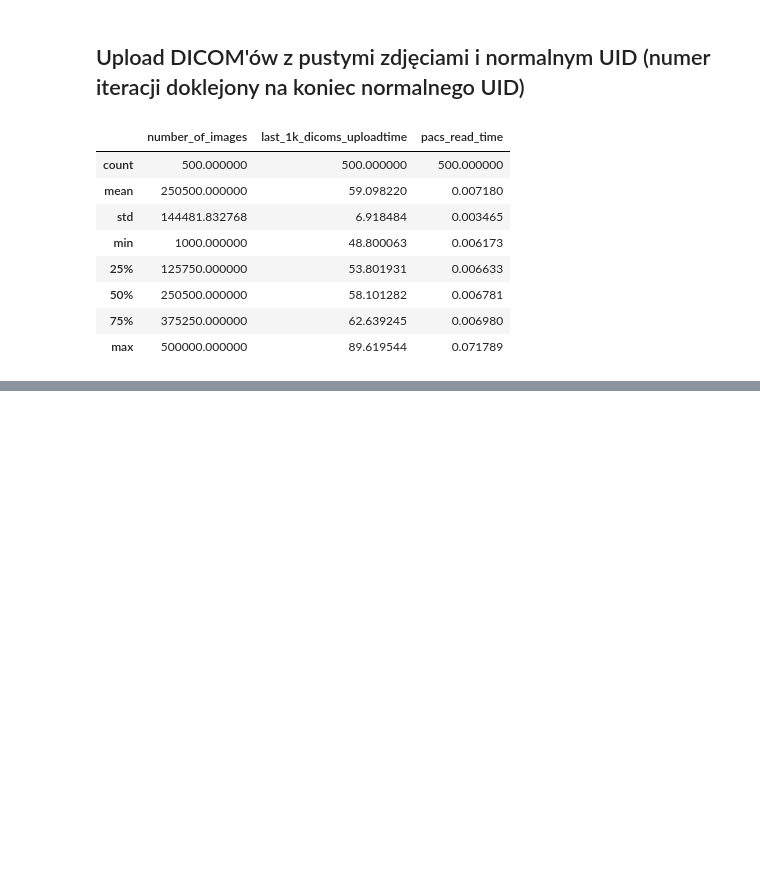
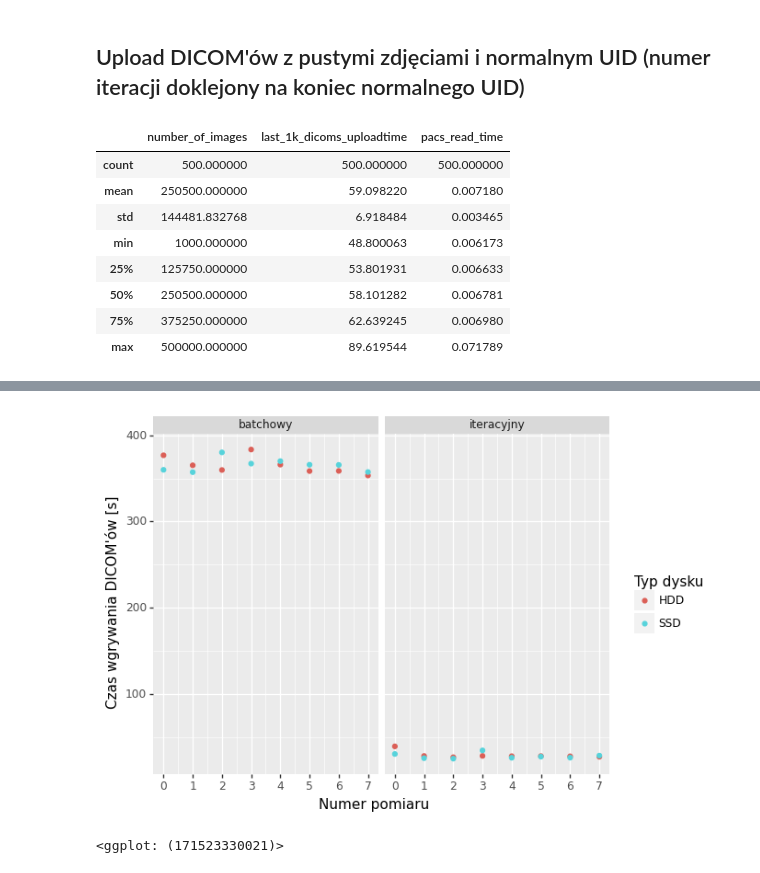
Before and after one commit to aleksanderLisiecki/PyDicom, a Jupyter notebook: data_visualising.ipynb, the cells around one changed output, grey strips where cells are left out. Drawn from its saved outputs; the diff is of its cells as text; code cells hidden in the pictures; blank space fills up the shorter version.

Commit message:
add disc and unit upload tests
Dodano opracowanie wyników testów wgrywania plików dla różnych dysków oraz komputerów (jednostek)

```diff
--- a/data_visualising.ipynb
+++ b/data_visualising.ipynb
@@ -113,0 +117,4 @@ df2.drop( df2[df2["pacs_read_time"] > 0.01].index, inplace = True )
+# %%
+df3 = pd.read_csv('log/03-zdjecia-rozne_dyski-uploading_dicom_to_pacs_logs.csv')
+df3['meas_no'] = df3['meas_no'] - 1
+df3.head(100)
@@ -113,0 +151,13 @@ df2.drop( df2[df2["pacs_read_time"] > 0.01].index, inplace = True )
+# %%
+(
+    ggplot(df3, aes(x='meas_no', y='upload_time'))
+    + geom_point(aes(color='disc_type'))
+    + facet_wrap(['upload_type'])
+    + scale_x_continuous(breaks=range(0, 8))
+    + xlab('Numer pomiaru')
+    + ylab('Czas wgrywania DICOM\'ów [s]')
+    + labs(color='Typ dysku')
+)
+# %% [output]
+[figure, added]
+<ggplot: (171523330021)>
```
Also changed, not shown: parts of 14 cells of this notebook, 2 other files.
